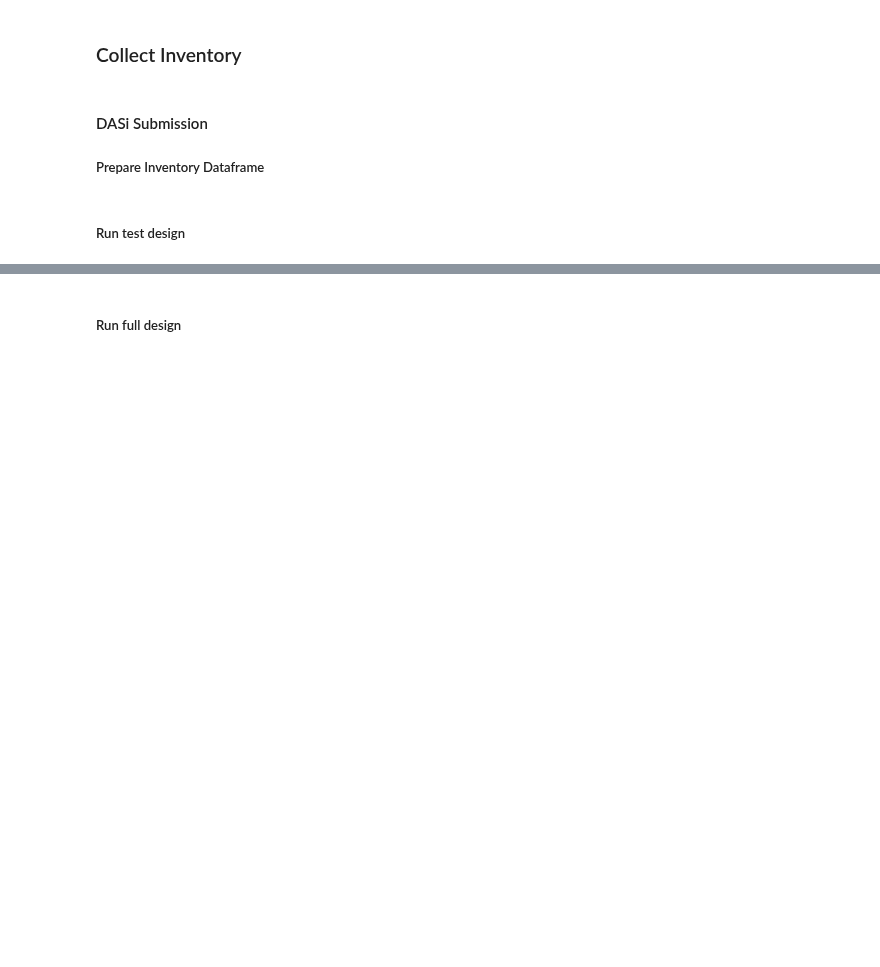
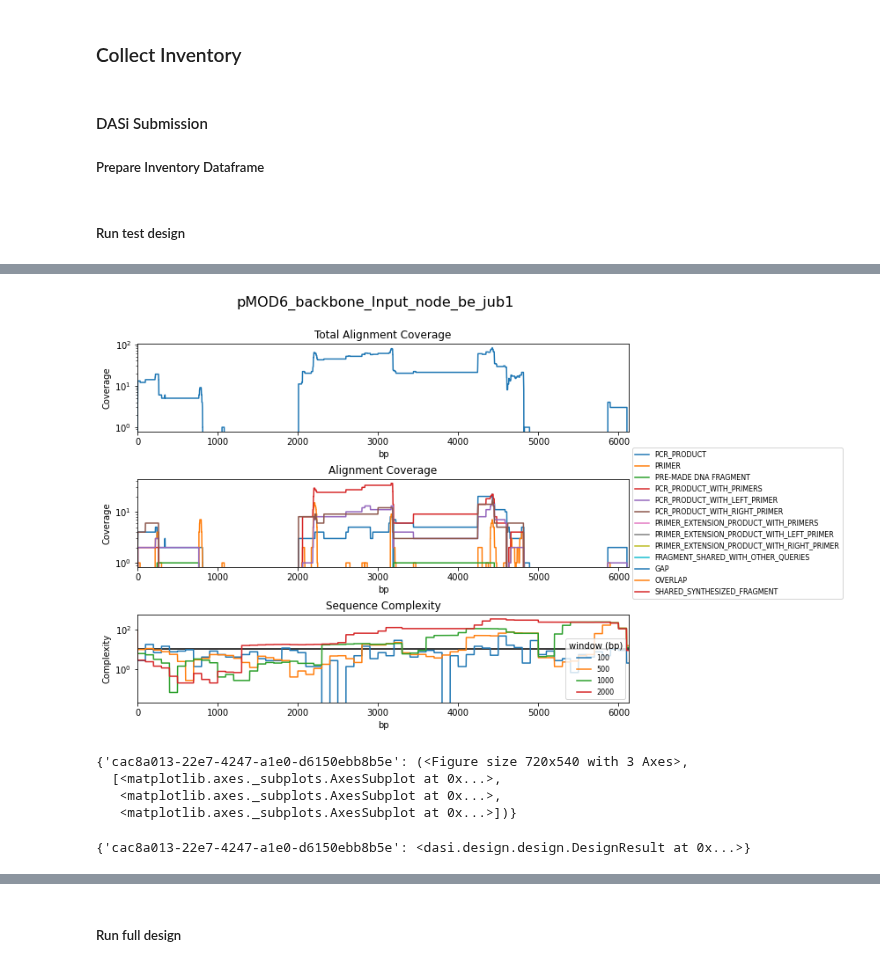
Before and after one commit to jvrana/aqbuildtools, a Jupyter notebook: examples/Stage1_SubmitDASi.ipynb, the cells around one changed output, grey strips where cells are left out. Drawn from its saved outputs; the diff is of its cells as text; code cells hidden in the pictures; blank space fills up the shorter version.

```diff
--- a/examples/SubmitDASi.ipynb
+++ b/examples/Stage1_SubmitDASi.ipynb
@@ -41,8 +41,3 @@ registry = sessions['default']['registry']
 session = sessions['default']['aquarium']
 # %% [markdown]
 #### Post on Benchling
-# %%
-benchling = sessions['default']['benchling']
-registry = sessions['default']['registry']
-session = sessions['default']['aquarium']
-folder = benchling.Folder.find_by_name("2020Campaign")
@@ -145,12 +142,13 @@ dasi_df = _filter_available(selected_df)
 # %%
 from Bio.SeqRecord import SeqRecord
 from typing import List
+from dasi import Design
 
-def run_design(inv_df: pd.DataFrame, records: List[SeqRecord],
-               favor_shared_sequences: int = 10.0,
+
+def new_design(inv_df: pd.DataFrame, records: List[SeqRecord],
+               favor_shared_sequences: int = 2.0,
                log_level='ERROR',
                n_jobs: int = 6):
-
     fragments = _get_records(inv_df, 'Fragment')
     plasmids = _get_records(inv_df, "Plasmid")
     primers = _get_records(inv_df, "Primer")
@@ -166,5 +164,16 @@ def run_design(inv_df: pd.DataFrame, records: List[SeqRecord],
         primers=primers, fragments=fragments, templates=plasmids, queries=records
     )
     design.logger.set_level(log_level)
+    return design
+
+def run_design(inv_df: pd.DataFrame, records: List[SeqRecord],
+               favor_shared_sequences: int = 2.0,
+               log_level='ERROR',
+               n_jobs: int = 6):
+
+    design = new_design
     design.run(n_paths=1, n_jobs=n_jobs)
     return design
+# %%
+test_design = new_design(dasi_df, records[:1], log_level='ERROR')
+test_design.compile()
@@ -170,0 +182,12 @@ def run_design(inv_df: pd.DataFrame, records: List[SeqRecord],
+# %%
+test_design.report().plot_coverage(show=True)
+# %% [output]
+[figure, added]
+{'cac8a013-22e7-4247-a1e0-d6150ebb8b5e': (<Figure size 720x540 with 3 Axes>,
+  [<matplotlib.axes._subplots.AxesSubplot at 0x...>,
+   <matplotlib.axes._subplots.AxesSubplot at 0x...>,
+   <matplotlib.axes._subplots.AxesSubplot at 0x...>])}
+# %%
+test_design.run()
+# %% [output]
+{'cac8a013-22e7-4247-a1e0-d6150ebb8b5e': <dasi.design.design.DesignResult at 0x...>}
```
Also changed, not shown: parts of 14 cells of this notebook, 38 other files.
